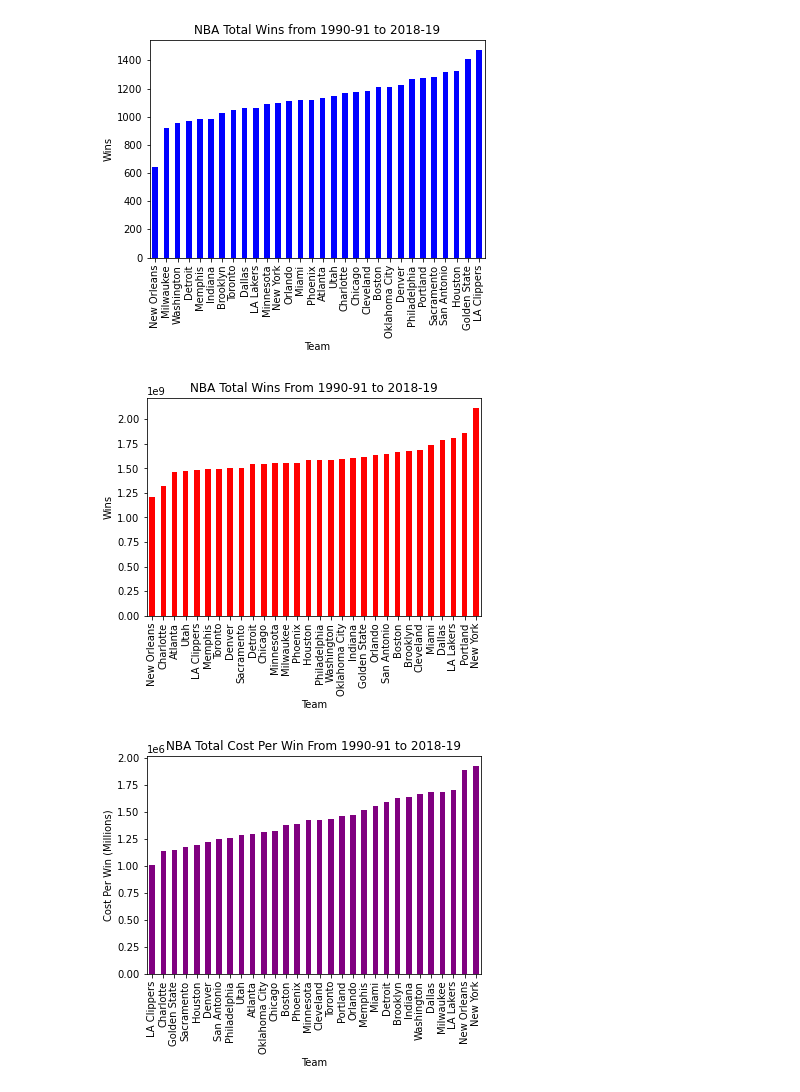
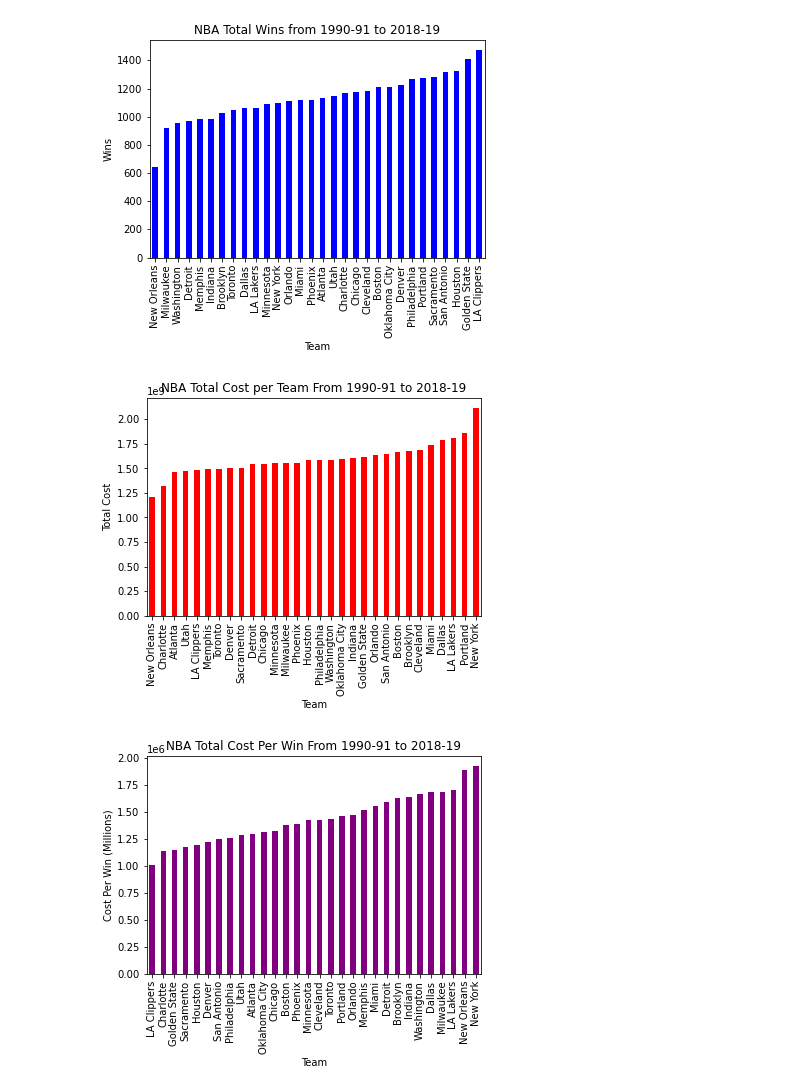
Before and after one commit to Kylec66/NBA-Analysis, a Jupyter notebook: NBA Payrolls Vs Performance.ipynb, the cells around one changed output. Saved outputs shown, nothing was run; the diff lists cells and outputs as text; code cells hidden in the pictures.

```diff
--- a/NBA Payrolls Vs Performance.ipynb
+++ b/NBA Payrolls Vs Performance.ipynb
@@ -237,14 +237,14 @@ plt.show()
 # %% [output]
 [figure]
 # %%
-# Total Wins Per Team
+# Total Cost Per Team
 total_cost = team_totals['Team Payroll (USD)']
 total_cost = total_cost.sort_values(ascending=True)
-total_cost.plot(kind="bar",title="NBA Total Wins From 1990-91 to 2018-19", ylabel="Wins", color="red", width=0.5)
-plt.savefig('NBA Total Wins From 1990-91 to 2018-19')
+total_cost.plot(kind="bar",title="NBA Total Cost per Team From 1990-91 to 2018-19", ylabel="Total Cost", color="red", width=0.5)
+plt.savefig('NBA Total Cost per Team From 1990-91 to 2018-19')
 plt.show()
 # %% [output]
-[figure, old version]
+[figure, new version]
 # %%
 #Bar Chart of Cost Per Win From 1990-91 to 2018-19
 for row in team_means.index:
```
Also changed, not shown: 17 other files.
